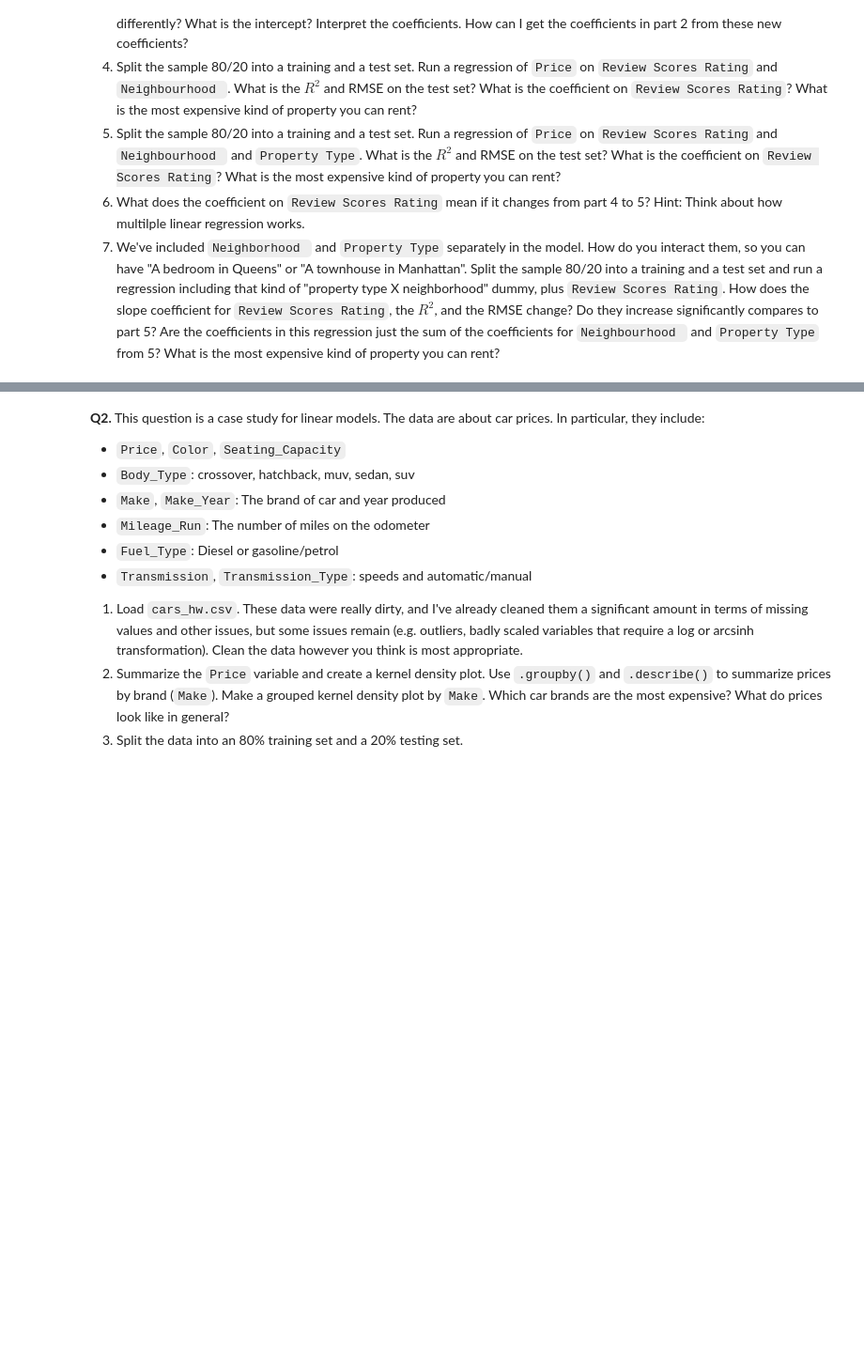
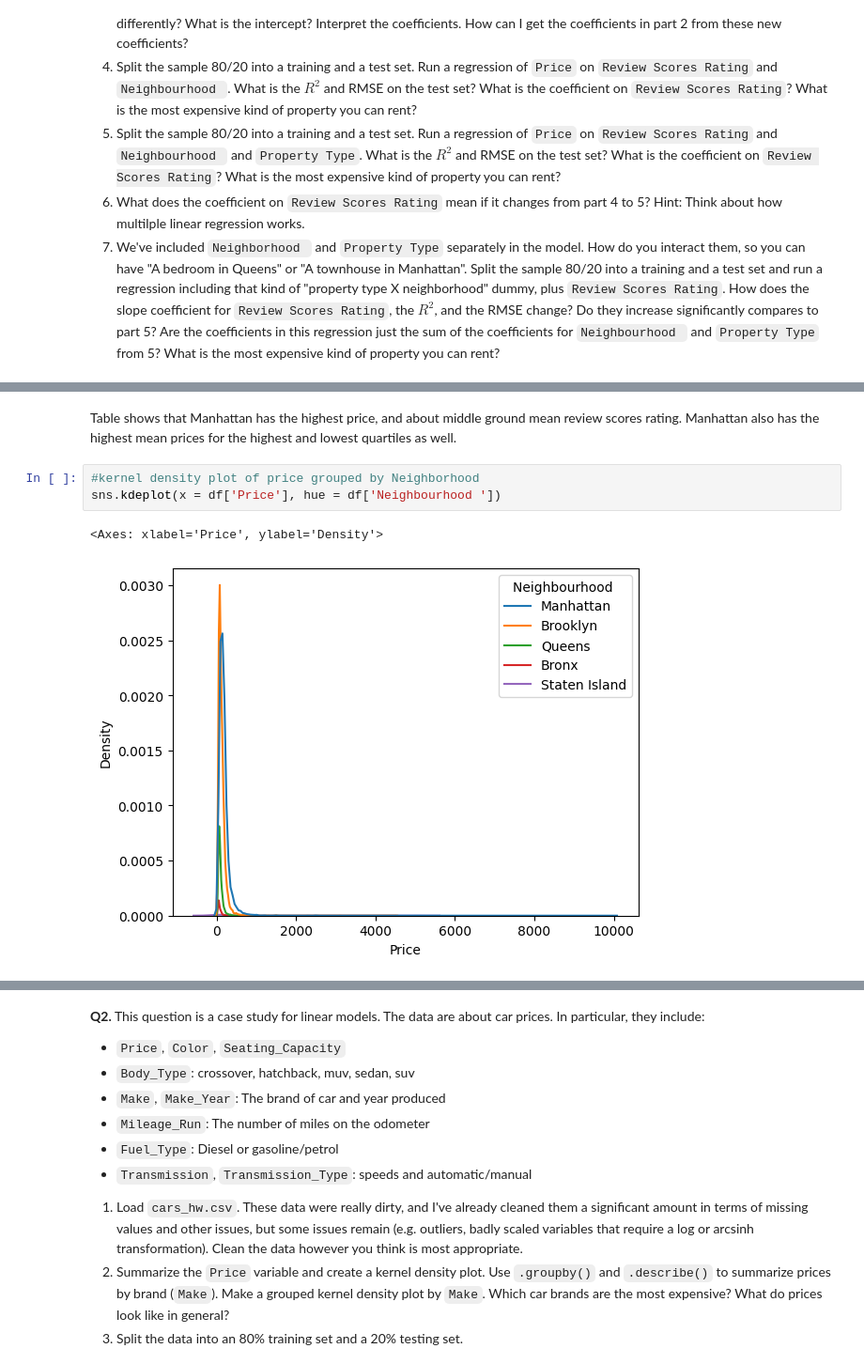
Before and after one commit to cwynne12/linearRegression, a Jupyter notebook: assignment.ipynb, the cells around one changed output, grey strips where cells are left out. Shown at 94% size. Drawn from its saved outputs; the diff is of its cells as text; blank space fills up the shorter version.

```diff
--- a/assignment.ipynb
+++ b/assignment.ipynb
@@ -67,0 +69,8 @@ print(pdf)
+# %% [markdown]
+Table shows that Manhattan has the highest price, and about middle ground mean review scores rating. Manhattan also has the highest mean prices for the highest and lowest quartiles as well.
+# %%
+#kernel density plot of price grouped by Neighborhood
+sns.kdeplot(x = df['Price'], hue = df['Neighbourhood '])
+# %% [output]
+<Axes: xlabel='Price', ylabel='Density'>
+[figure, added]
```
Also changed, not shown: parts of 17 cells of this notebook.
